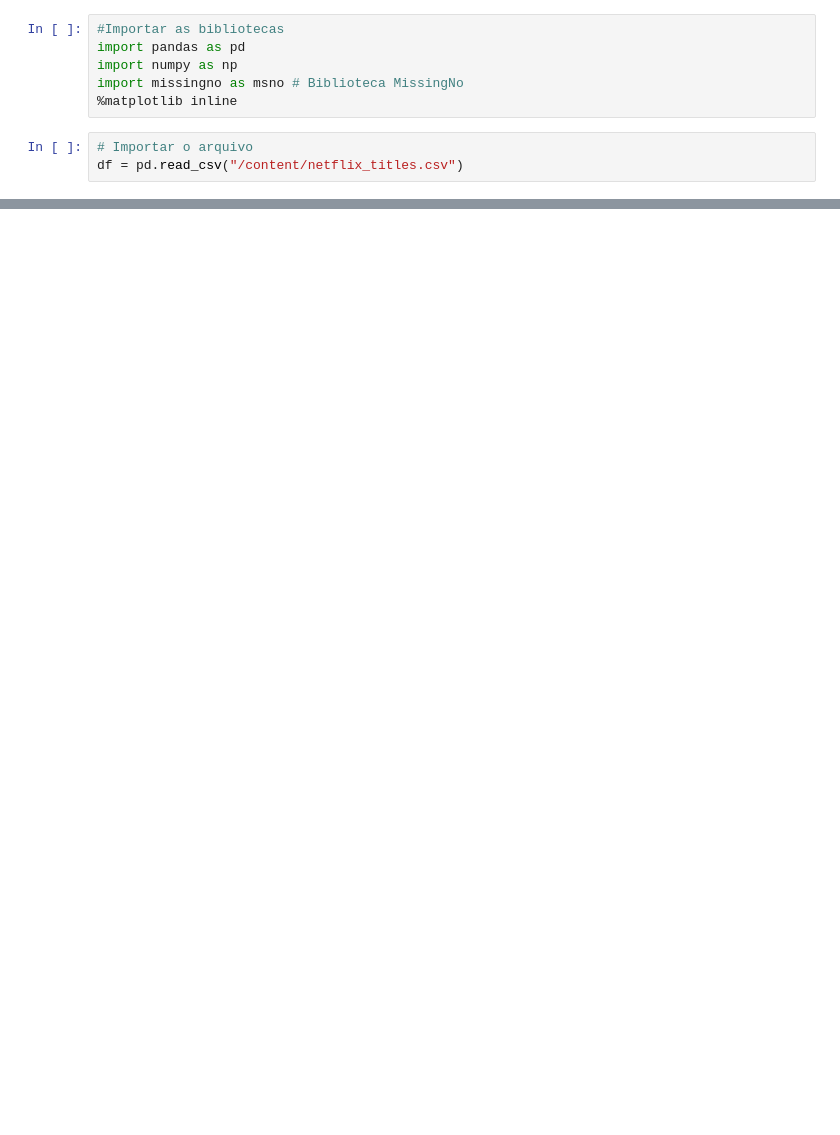
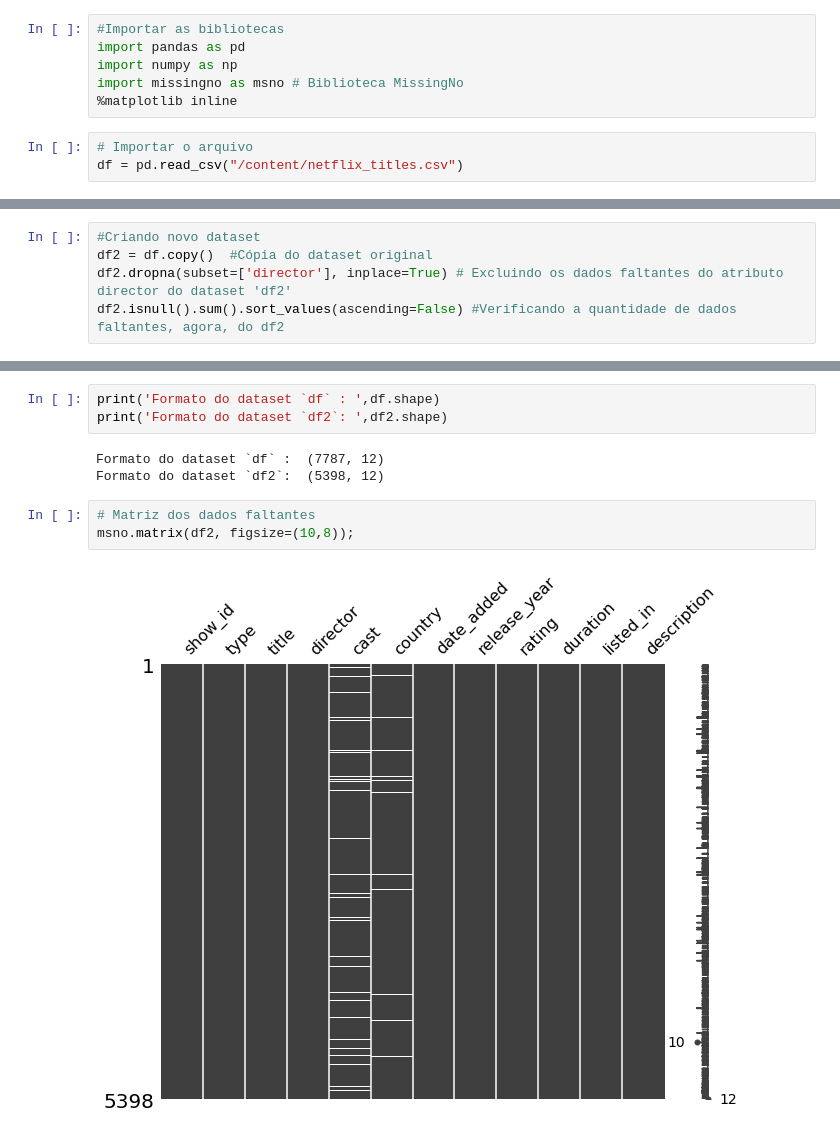
Before and after one commit to ViniciusMangueira/Data_Science, a Jupyter notebook: Biblioteca_MissingNo.ipynb, the cells around one changed output, grey strips where cells are left out. Drawn from its saved outputs; the diff is of its cells as text; blank space fills up the shorter version.

```diff
--- a/Biblioteca_MissingNo.ipynb
+++ b/Biblioteca_MissingNo.ipynb
@@ -42,0 +49,5 @@ import missingno as msno
+# %%
+#Criando novo dataset
+df2 = df.copy()  #Cópia do dataset original
+df2.dropna(subset=['director'], inplace=True) # Excluindo os dados faltantes do atributo director do dataset 'df2'
+df2.isnull().sum().sort_values(ascending=False) #Verificando a quantidade de dados faltantes, agora, do df2
@@ -42,0 +68,11 @@ import missingno as msno
+# %%
+print('Formato do dataset `df` : ',df.shape)
+print('Formato do dataset `df2`: ',df2.shape)
+# %% [output]
+Formato do dataset `df` :  (7787, 12)
+Formato do dataset `df2`:  (5398, 12)
+# %%
+# Matriz dos dados faltantes
+msno.matrix(df2, figsize=(10,8));
+# %% [output]
+[figure, added]
```
Also changed, not shown: parts of 11 cells of this notebook.
